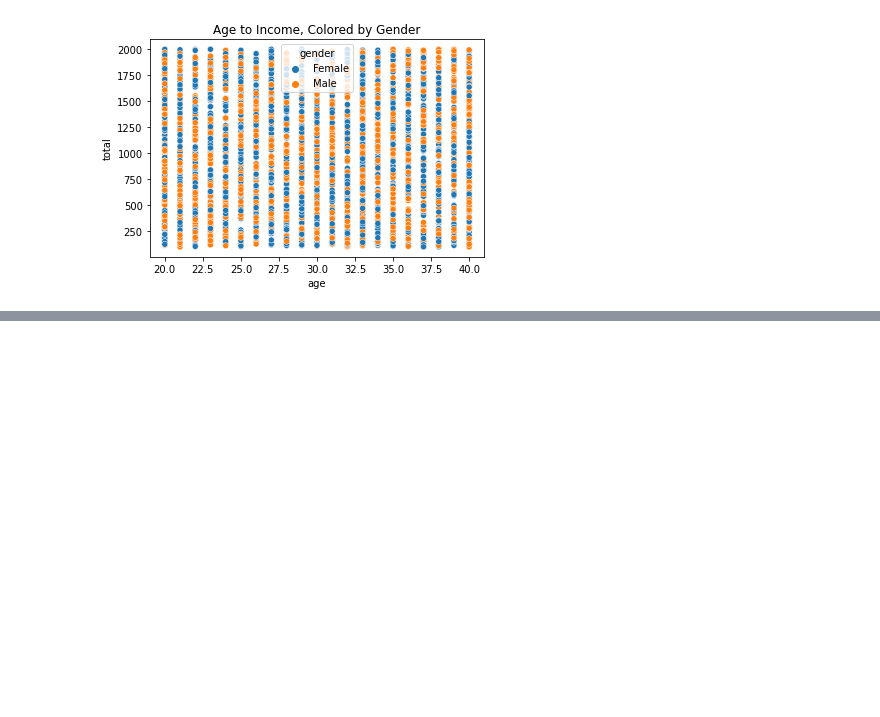
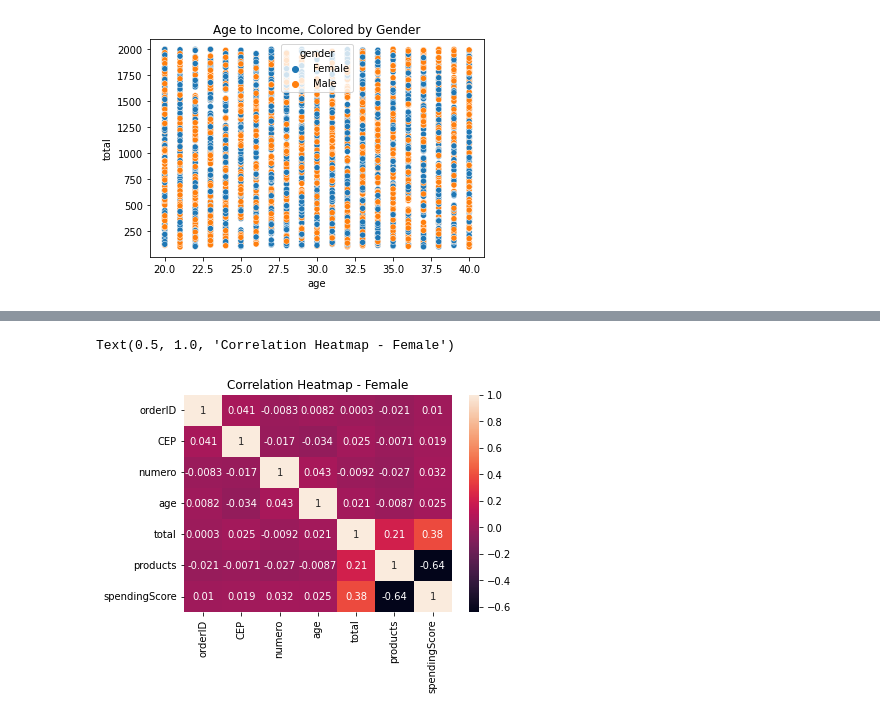
Before and after one commit to claupereirajr/customer_segmentation, a Jupyter notebook: customer_segmentation.ipynb, the cells around one changed output, grey strips where cells are left out. Cells and saved outputs as stored; diff of their text form; code cells hidden in the pictures; blank space fills up the shorter version.

```diff
--- a/customer_segmentation.ipynb
+++ b/customer_segmentation.ipynb
@@ -131,0 +147,6 @@ Text(0.5, 1.0, 'Age to Income, Colored by Gender')
+# %%
+sns.heatmap(female_customers.corr(), annot=True)
+plt.title('Correlation Heatmap - Female')
+# %% [output]
+Text(0.5, 1.0, 'Correlation Heatmap - Female')
+[figure, added]
```
Also changed, not shown: parts of 8 cells of this notebook.
